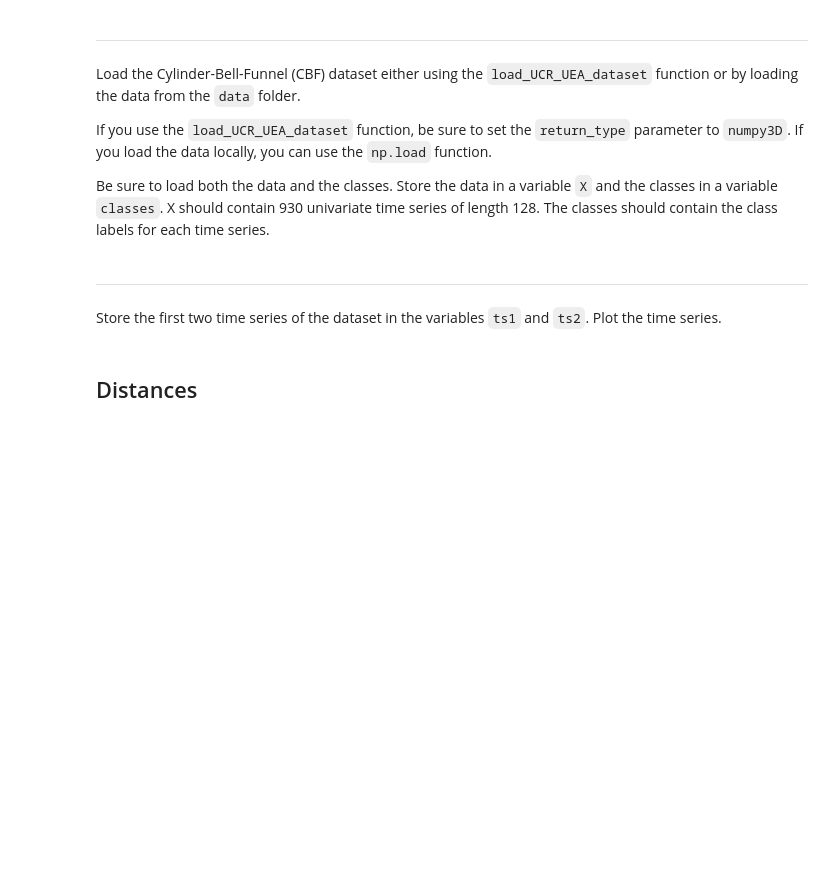
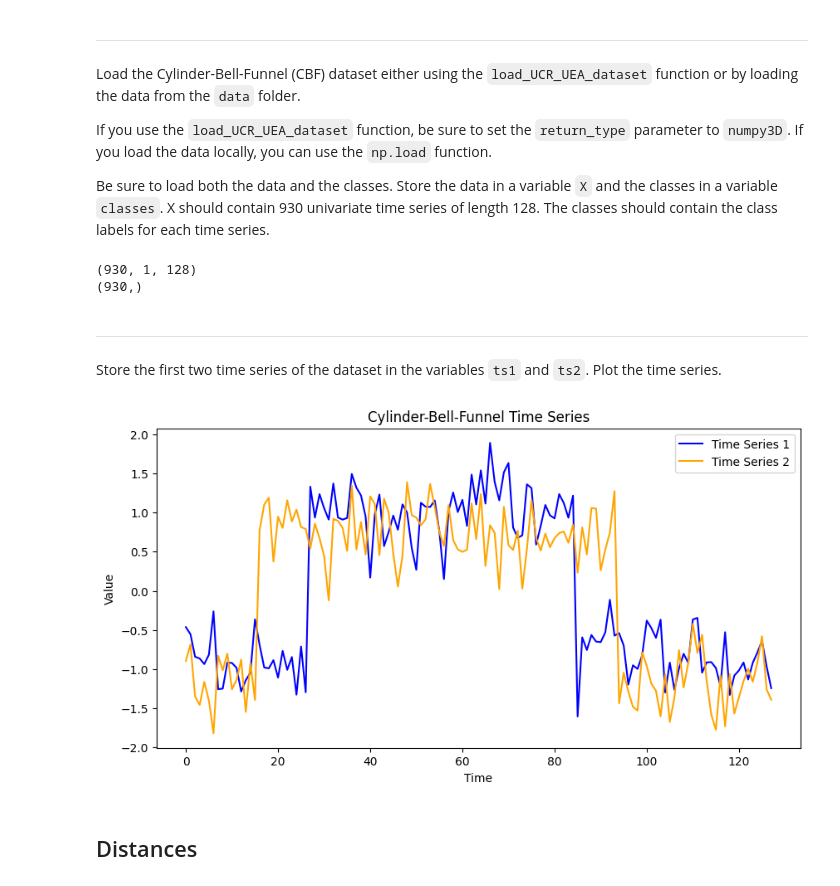
Before and after one commit to icezimmer/pmts, a Jupyter notebook: notebooks/02_Distances_and_Approximations_exercise.ipynb, the cells around one changed output. Saved outputs shown, nothing was run; the diff lists cells and outputs as text; code cells hidden in the pictures; blank space fills up the shorter version.

```diff
--- a/notebooks/02_Distances_and_Approximations_exercise.ipynb
+++ b/notebooks/02_Distances_and_Approximations_exercise.ipynb
@@ -15,10 +15,33 @@ Load the Cylinder-Bell-Funnel (CBF) dataset either using the `load_UCR_UEA_datas
 If you use the `load_UCR_UEA_dataset` function, be sure to set the `return_type` parameter to `numpy3D`. If you load the data locally, you can use the `np.load` function.
 
 Be sure to load both the data and the classes. Store the data in a variable `X` and the classes in a variable `classes`. X should contain 930 univariate time series of length 128. The classes should contain the class labels for each time series.
+# %%
+# load Cylinder-Bell-Funnel dataset
+X, classes = np.load('/home/giuseppe/pmts/notebooks/data/CBF_data.npy'), np.load('/home/giuseppe/pmts/notebooks/data/CBF_classes.npy')
+print(X.shape)
+print(classes.shape)
+# %% [output]
+(930, 1, 128)
+(930,)
 # %% [markdown]
 ---
 
 Store the first two time series of the dataset in the variables `ts1` and `ts2`. Plot the time series.
+# %%
+ts1 = X[0,0, :]
+ts2 = X[1,0, :]
+
+# plot the time series
+plt.figure(figsize=(10, 5))
+plt.plot(ts1, label='Time Series 1', color='blue')
+plt.plot(ts2, label='Time Series 2', color='orange')
+plt.title('Cylinder-Bell-Funnel Time Series')
+plt.xlabel('Time')
+plt.ylabel('Value')
+plt.legend()
+plt.show()
+# %% [output]
+[figure, added]
 # %% [markdown]
 ## Distances
 # %%
```
Also changed, not shown: parts of 18 cells of this notebook, 1 other file.
